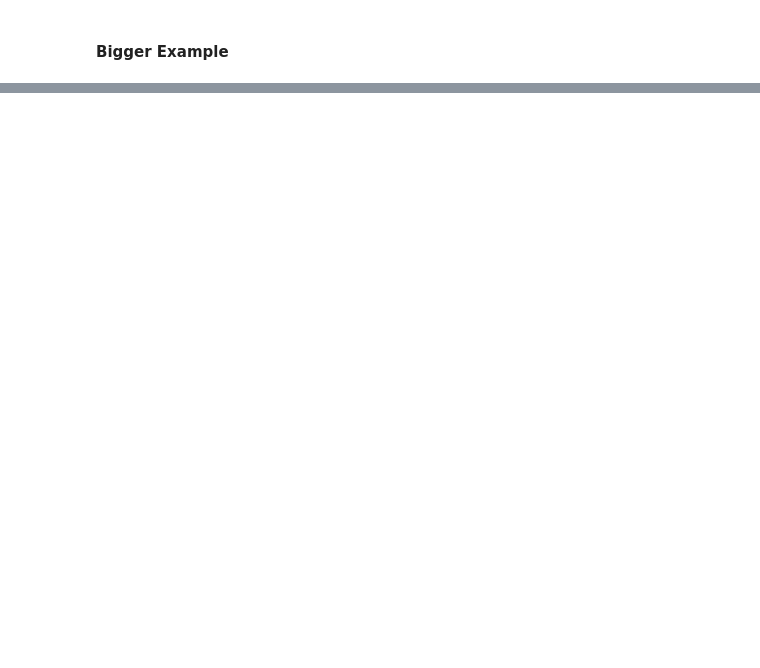
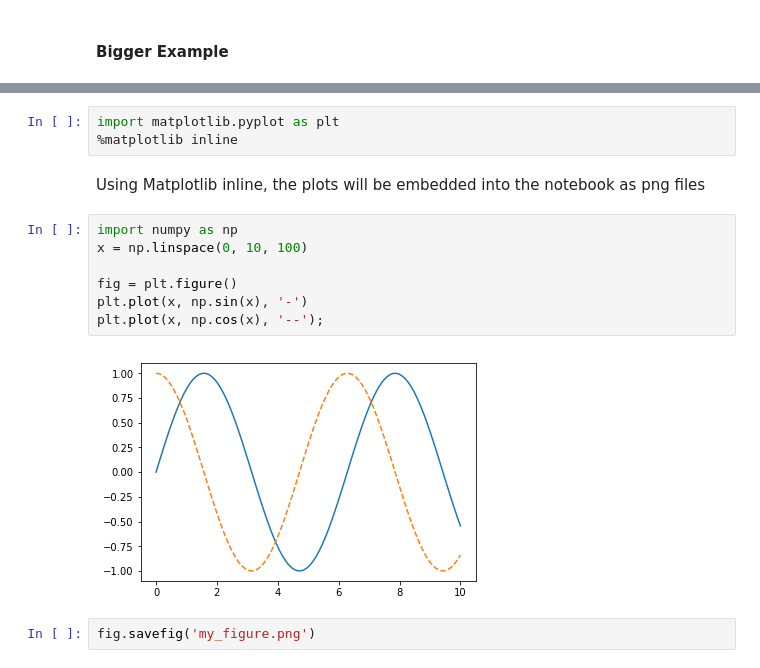
Before and after one commit to achalagarwal/NNFL, a Jupyter notebook: NNFL Workshop 1.1.ipynb, the cells around one changed output, grey strips where cells are left out. Saved outputs shown, nothing was run; the diff lists cells and outputs as text; blank space fills up the shorter version.

Commit message:
Added matplotlib tutorial

```diff
--- a/NNFL Workshop 1.1.ipynb
+++ b/NNFL Workshop 1.1.ipynb
@@ -1450,0 +1473,16 @@ j[:10], j.shape
+# %%
+import matplotlib.pyplot as plt
+%matplotlib inline
+# %% [markdown]
+Using Matplotlib inline, the plots will be embedded into the notebook as png files
+# %%
+import numpy as np
+x = np.linspace(0, 10, 100)
+
+fig = plt.figure()
+plt.plot(x, np.sin(x), '-')
+plt.plot(x, np.cos(x), '--');
+# %% [output]
+[figure, added]
+# %%
+fig.savefig('my_figure.png')
```
Also changed, not shown: parts of 17 cells of this notebook, 1 other file.
